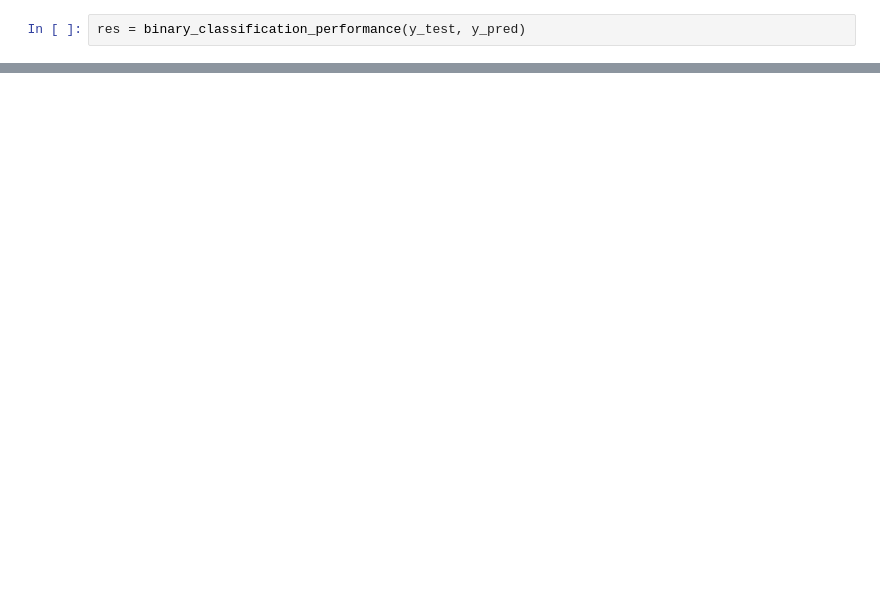
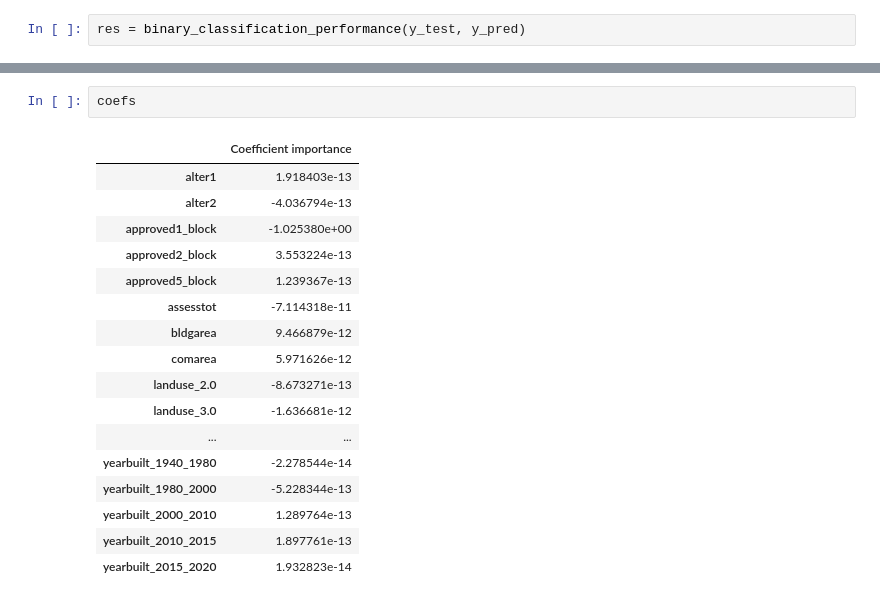
Before and after one commit to CUSP2021ADS/project-green-permits, a Jupyter notebook: svm.ipynb, the cells around one changed output, grey strips where cells are left out. Cells and saved outputs as stored; diff of their text form; blank space fills up the shorter version.

```diff
--- a/svm.ipynb
+++ b/svm.ipynb
@@ -171,0 +174,20 @@ res
+# %%
+coefs
+# %% [output]
+|  | Coefficient importance |
+| alter1 | 1.918403e-13 |
+| alter2 | -4.036794e-13 |
+| approved1_block | -1.025380e+00 |
+| approved2_block | 3.553224e-13 |
+| approved5_block | 1.239367e-13 |
+| assesstot | -7.114318e-11 |
+| bldgarea | 9.466879e-12 |
+| comarea | 5.971626e-12 |
+| landuse_2.0 | -8.673271e-13 |
+| landuse_3.0 | -1.636681e-12 |
+| ... | ... |
+| yearbuilt_1940_1980 | -2.278544e-14 |
+| yearbuilt_1980_2000 | -5.228344e-13 |
+| yearbuilt_2000_2010 | 1.289764e-13 |
+| yearbuilt_2010_2015 | 1.897761e-13 |
+| yearbuilt_2015_2020 | 1.932823e-14 |
```
Also changed, not shown: parts of 29 cells of this notebook.
